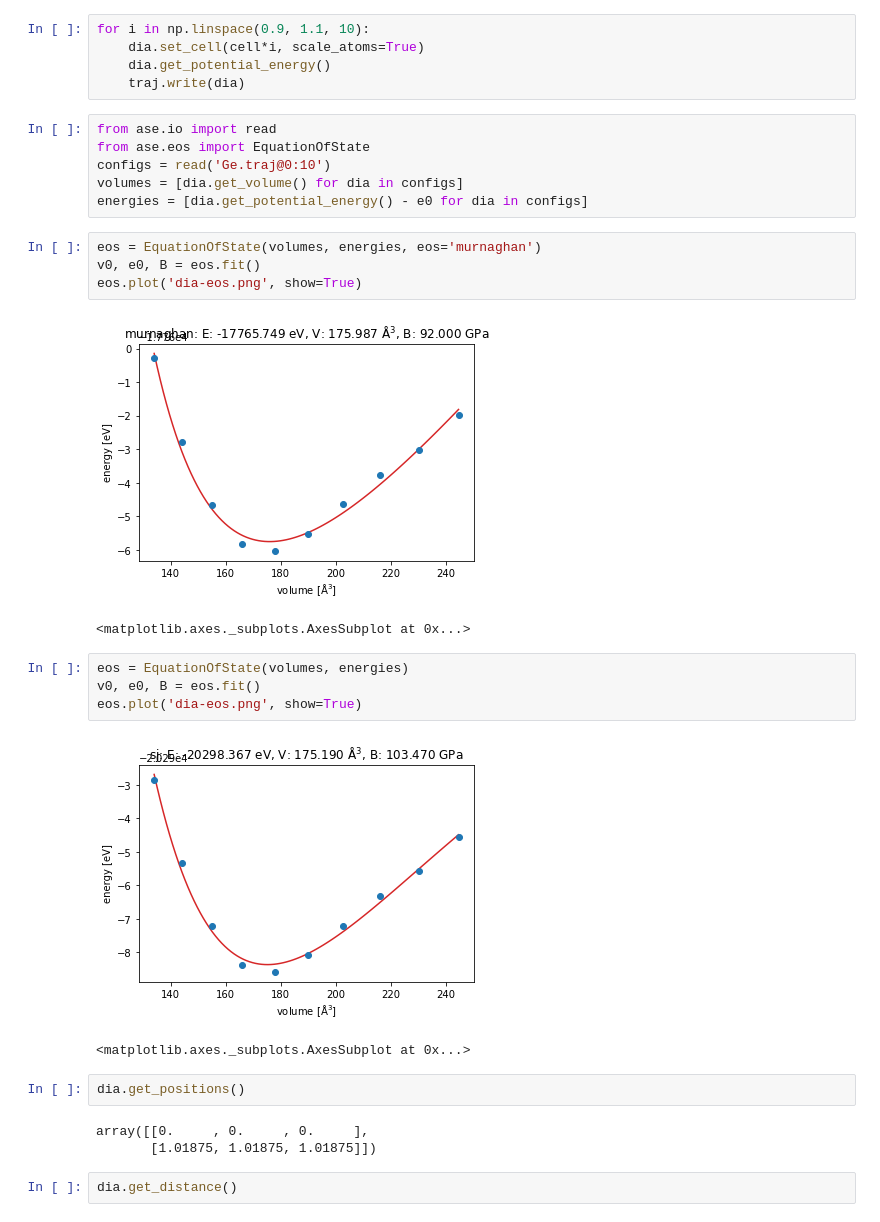
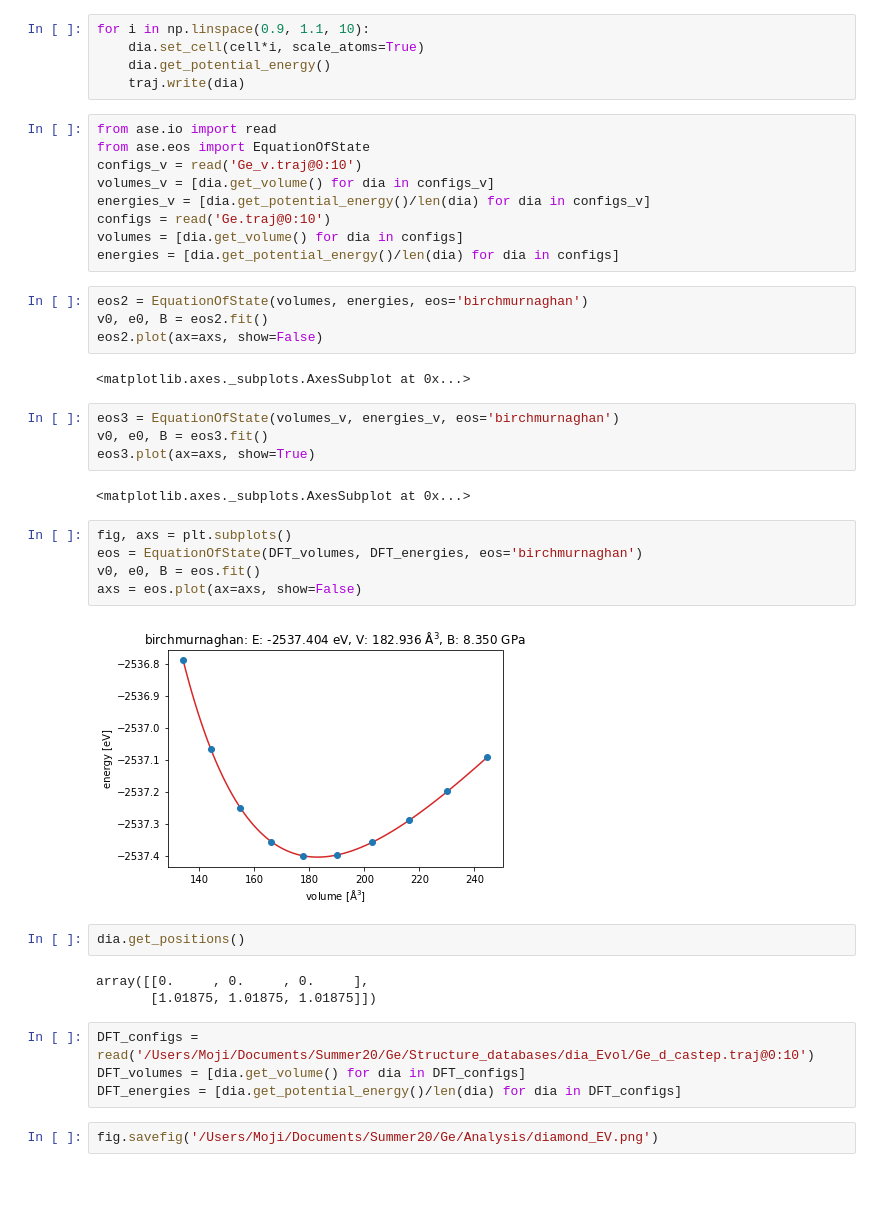
Before and after one commit to MorrowChem/Ge_analysis_local, a Jupyter notebook: diamond-Evol.ipynb, the cells around one changed output. Saved outputs shown, nothing was run; the diff lists cells and outputs as text; blank space fills up the shorter version.

```diff
--- a/diamond-Evol.ipynb
+++ b/diamond-Evol.ipynb
@@ -32,27 +33,39 @@ for i in np.linspace(0.9, 1.1, 10):
 # %%
 from ase.io import read
 from ase.eos import EquationOfState
+configs_v = read('Ge_v.traj@0:10')
+volumes_v = [dia.get_volume() for dia in configs_v]
+energies_v = [dia.get_potential_energy()/len(dia) for dia in configs_v]
 configs = read('Ge.traj@0:10')
 volumes = [dia.get_volume() for dia in configs]
-energies = [dia.get_potential_energy() - e0 for dia in configs]
+energies = [dia.get_potential_energy()/len(dia) for dia in configs]
 # %%
-eos = EquationOfState(volumes, energies, eos='murnaghan')
-v0, e0, B = eos.fit()
-eos.plot('dia-eos.png', show=True)
+eos2 = EquationOfState(volumes, energies, eos='birchmurnaghan')
+v0, e0, B = eos2.fit()
+eos2.plot(ax=axs, show=False)
 # %% [output]
-[figure, removed]
 <matplotlib.axes._subplots.AxesSubplot at 0x...>
 # %%
-eos = EquationOfState(volumes, energies)
-v0, e0, B = eos.fit()
-eos.plot('dia-eos.png', show=True)
+eos3 = EquationOfState(volumes_v, energies_v, eos='birchmurnaghan')
+v0, e0, B = eos3.fit()
+eos3.plot(ax=axs, show=True)
 # %% [output]
-[figure, removed]
 <matplotlib.axes._subplots.AxesSubplot at 0x...>
+# %%
+fig, axs = plt.subplots()
+eos = EquationOfState(DFT_volumes, DFT_energies, eos='birchmurnaghan')
+v0, e0, B = eos.fit()
+axs = eos.plot(ax=axs, show=False)
+# %% [output]
+[figure, added]
 # %%
 dia.get_positions()
 # %% [output]
 array([[0.     , 0.     , 0.     ],
        [1.01875, 1.01875, 1.01875]])
-# %%
-dia.get_distance()
+# %%
+DFT_configs = read('/Users/Moji/Documents/Summer20/Ge/Structure_databases/dia_Evol/Ge_d_castep.traj@0:10')
+DFT_volumes = [dia.get_volume() for dia in DFT_configs]
+DFT_energies = [dia.get_potential_energy()/len(dia) for dia in DFT_configs]
+# %%
+fig.savefig('/Users/Moji/Documents/Summer20/Ge/Analysis/diamond_EV.png')
```
Also changed, not shown: parts of 6 cells of this notebook, 5 other files.
